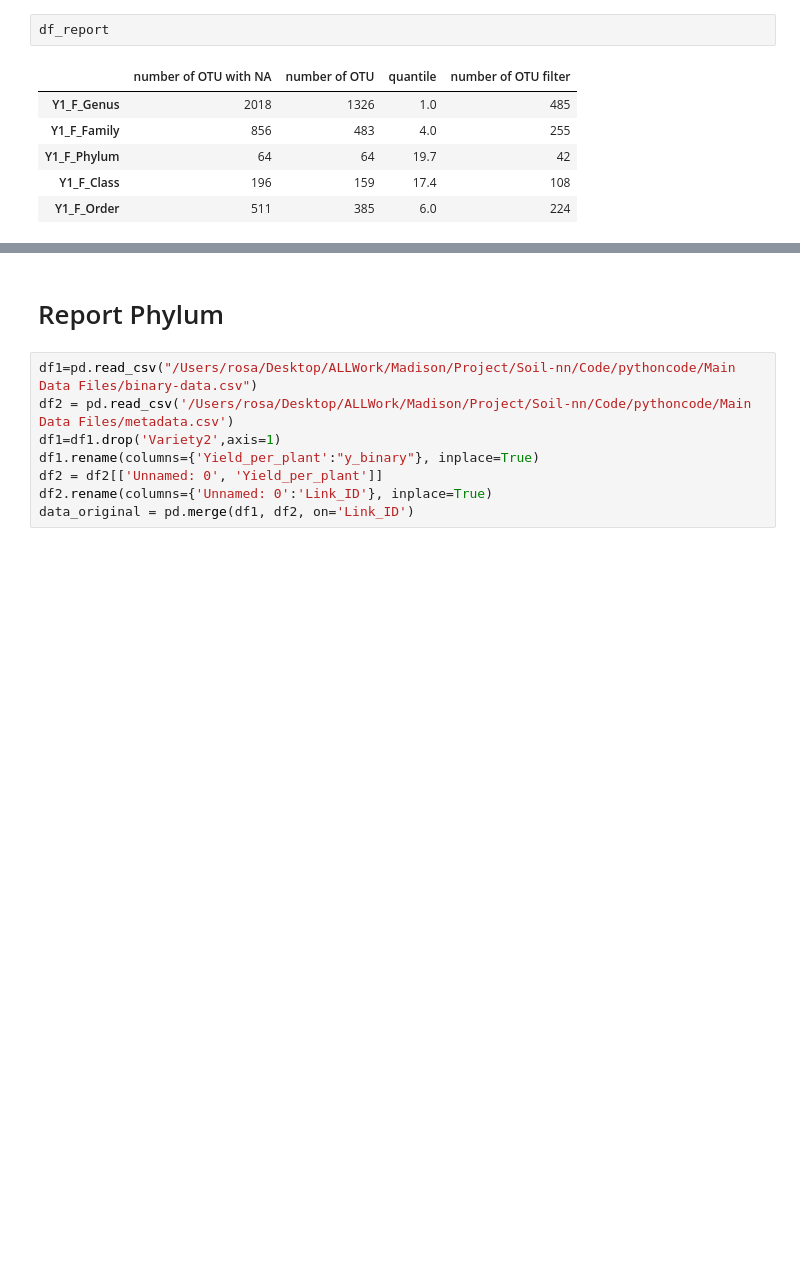
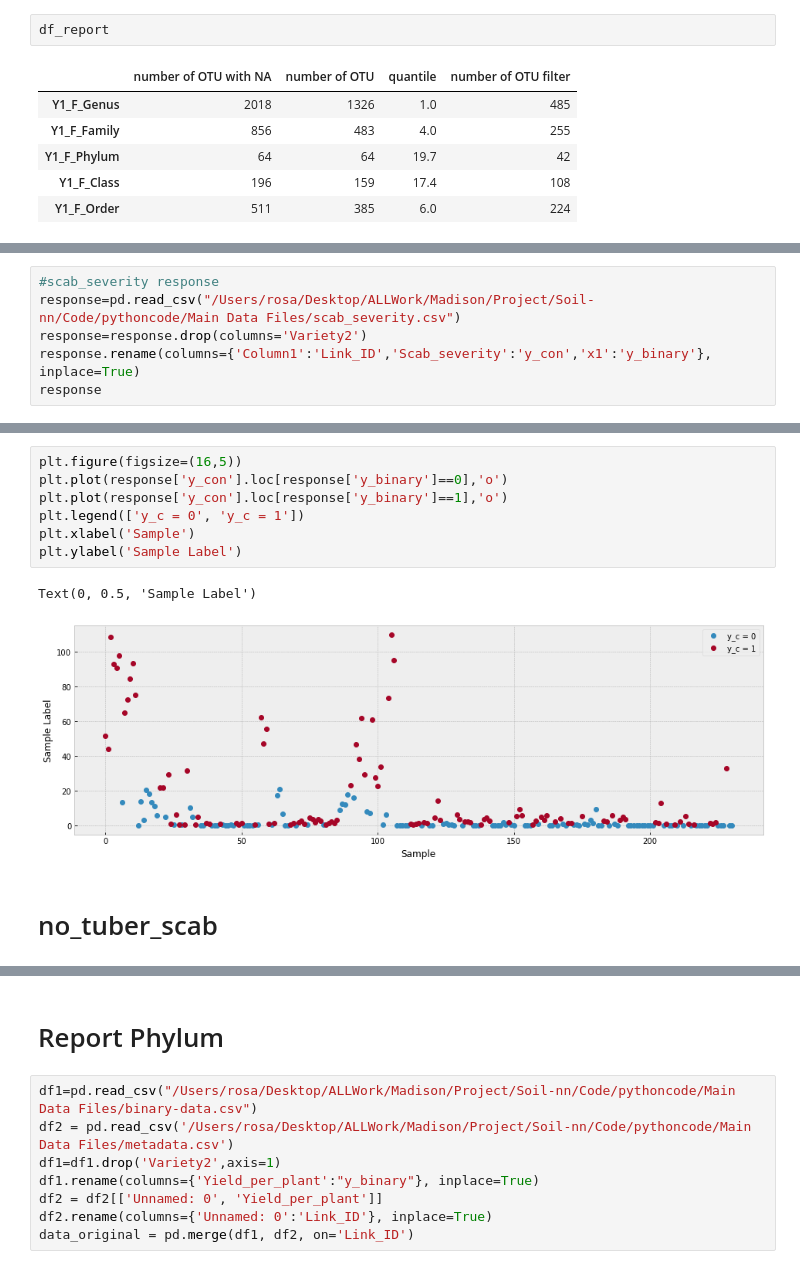
Before and after one commit to solislemuslab/soil-microbiome-nn, a Jupyter notebook: pythoncode/soil-nn-visualization.ipynb, the cells around one changed output, grey strips where cells are left out. Saved outputs shown, nothing was run; the diff lists cells and outputs as text; blank space fills up the shorter version.

```diff
--- a/pythoncode/soil-nn-visualization.ipynb
+++ b/pythoncode/soil-nn-visualization.ipynb
@@ -145,0 +213,6 @@ df_report
+# %%
+#scab_severity response
+response=pd.read_csv("/Users/rosa/Desktop/ALLWork/Madison/Project/Soil-nn/Code/pythoncode/Main Data Files/scab_severity.csv")
+response=response.drop(columns='Variety2')
+response.rename(columns={'Column1':'Link_ID','Scab_severity':'y_con','x1':'y_binary'}, inplace=True)
+response
@@ -145,0 +233,12 @@ df_report
+# %%
+plt.figure(figsize=(16,5))
+plt.plot(response['y_con'].loc[response['y_binary']==0],'o')
+plt.plot(response['y_con'].loc[response['y_binary']==1],'o')
+plt.legend(['y_c = 0', 'y_c = 1'])
+plt.xlabel('Sample')
+plt.ylabel('Sample Label')
+# %% [output]
+Text(0, 0.5, 'Sample Label')
+[figure, added]
+# %% [markdown]
+# no_tuber_scab
```
Also changed, not shown: parts of 27 cells of this notebook, 4 other files.
